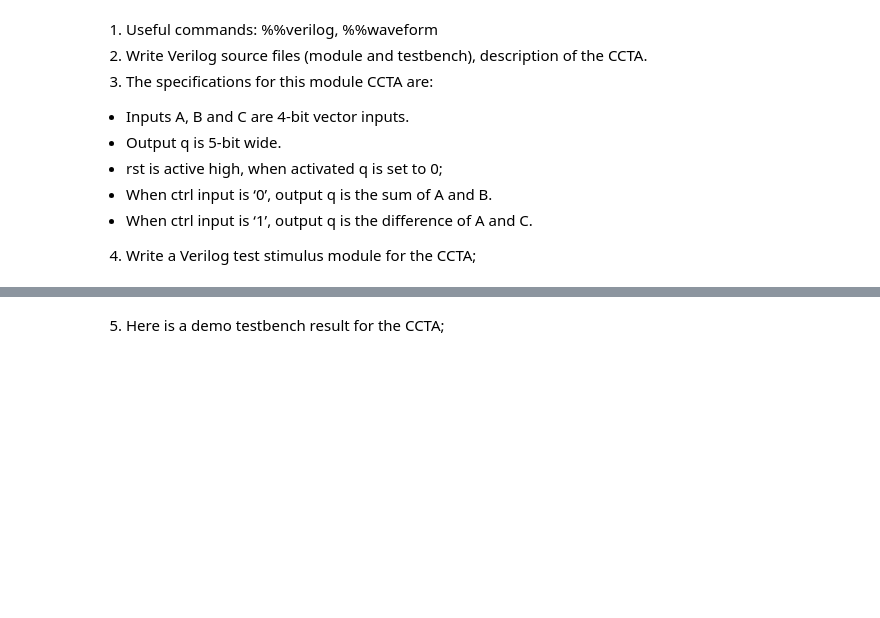
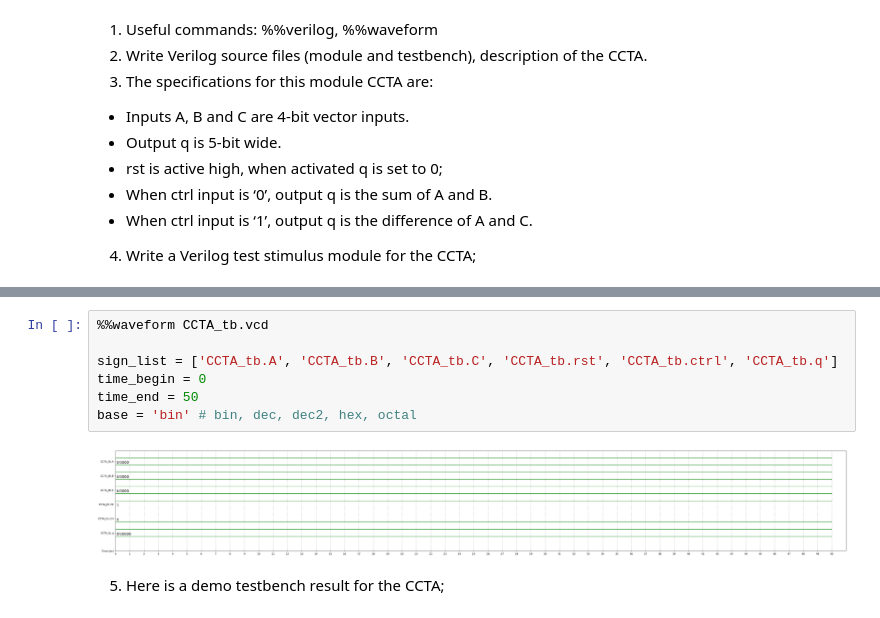
Before and after one commit to bianseren/Digital_System_Lab, a Jupyter notebook: VerilogGitHomework.ipynb, the cells around one changed output, grey strips where cells are left out. Saved outputs shown, nothing was run; the diff lists cells and outputs as text; blank space fills up the shorter version.

```diff
--- a/VerilogGitHomework.ipynb
+++ b/VerilogGitHomework.ipynb
@@ -264,3 +491,12 @@ endmodule
+# %%
+%%waveform CCTA_tb.vcd
+
+sign_list = ['CCTA_tb.A', 'CCTA_tb.B', 'CCTA_tb.C', 'CCTA_tb.rst', 'CCTA_tb.ctrl', 'CCTA_tb.q']
+time_begin = 0
+time_end = 50
+base = 'bin' # bin, dec, dec2, hex, octal
+# %% [output]
+[figure, added]
 # %% [markdown]
 5. Here is a demo testbench result for the CCTA;
 # %% [markdown]
```
Also changed, not shown: parts of 12 cells of this notebook.
